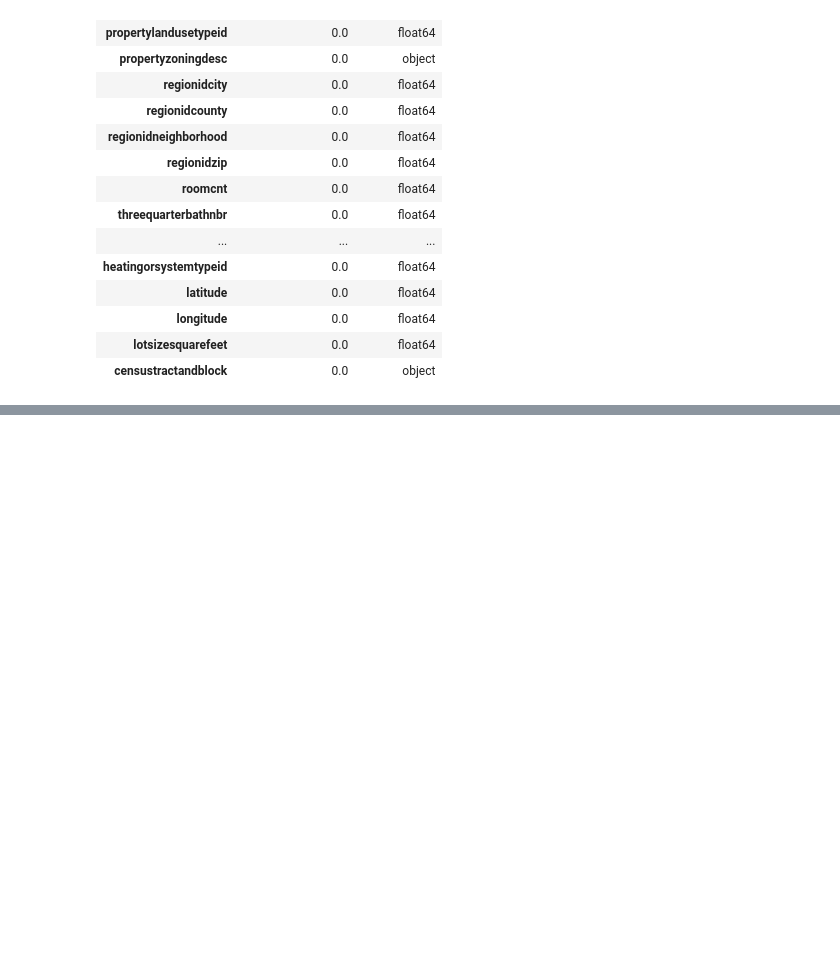
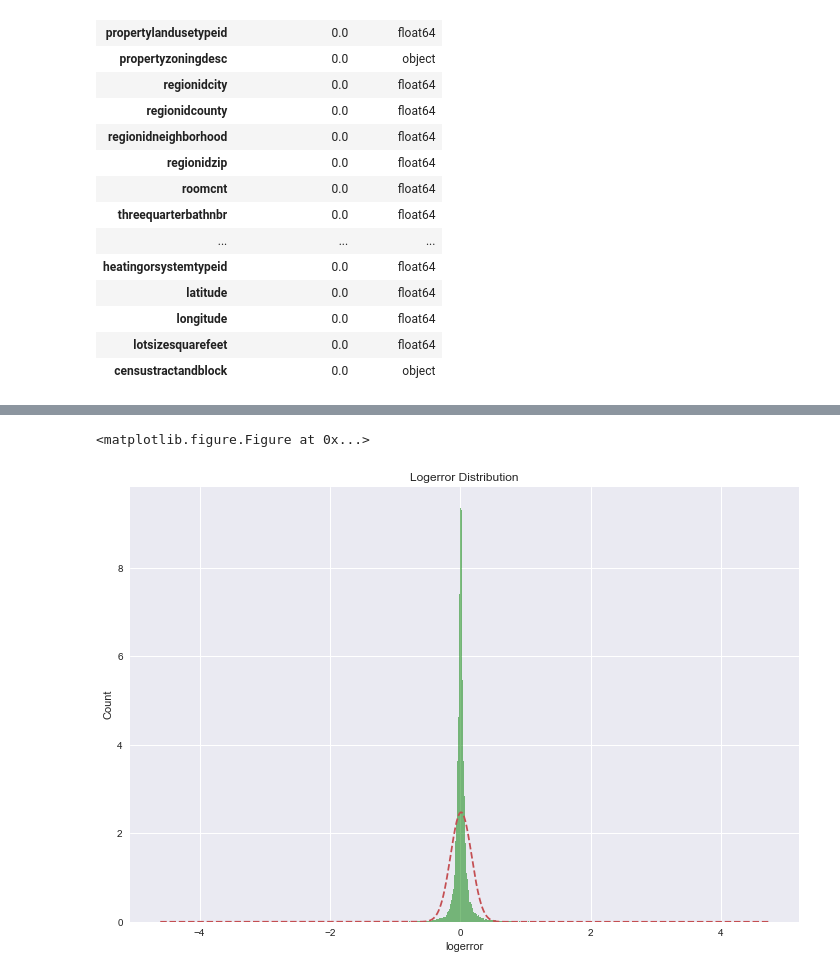
Before and after one commit to yfleung/springboard_datascience, a Jupyter notebook: Springboard Capstone Project1 - Zestimate log error prediction.ipynb, the cells around one changed output, grey strips where cells are left out. Saved outputs shown, nothing was run; the diff lists cells and outputs as text; code cells hidden in the pictures; blank space fills up the shorter version.

```diff
--- a/Springboard Capstone Project1 - Zestimate log error prediction.ipynb
+++ b/Springboard Capstone Project1 - Zestimate log error prediction.ipynb
@@ -595,0 +663,14 @@ column_analysis_df
+# %%
+sns.set(color_codes = True)
+plt.figure(figsize = (12, 8))
+n, bins, patches = plt.hist(fullset2016_df['logerror'], 1000, normed=1, facecolor='green', alpha=0.5)
+y = mlab.normpdf(bins, fullset2016_df['logerror'].mean(), fullset2016_df['logerror'].std())
+plt.xlabel('logerror')
+plt.ylabel('Count')
+plt.title('Logerror Distribution')
+plt.plot(bins, y, 'r--')
+plt.show()
+plt.gcf().clear()
+# %% [output]
+<matplotlib.figure.Figure at 0x...>
+[figure, added]
```
Also changed, not shown: parts of 11 cells of this notebook.
